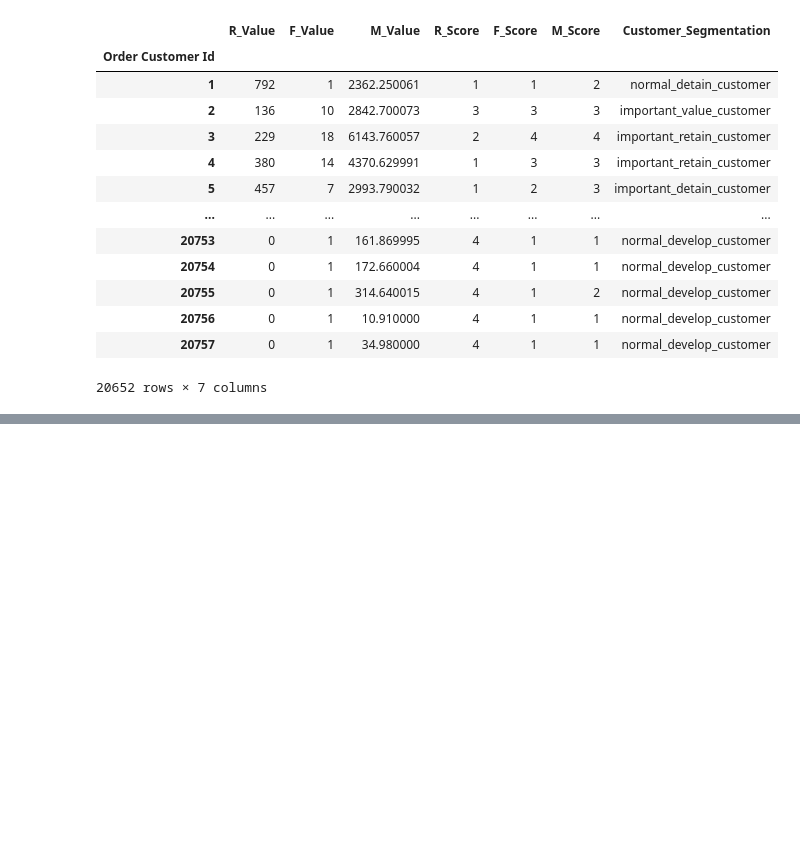
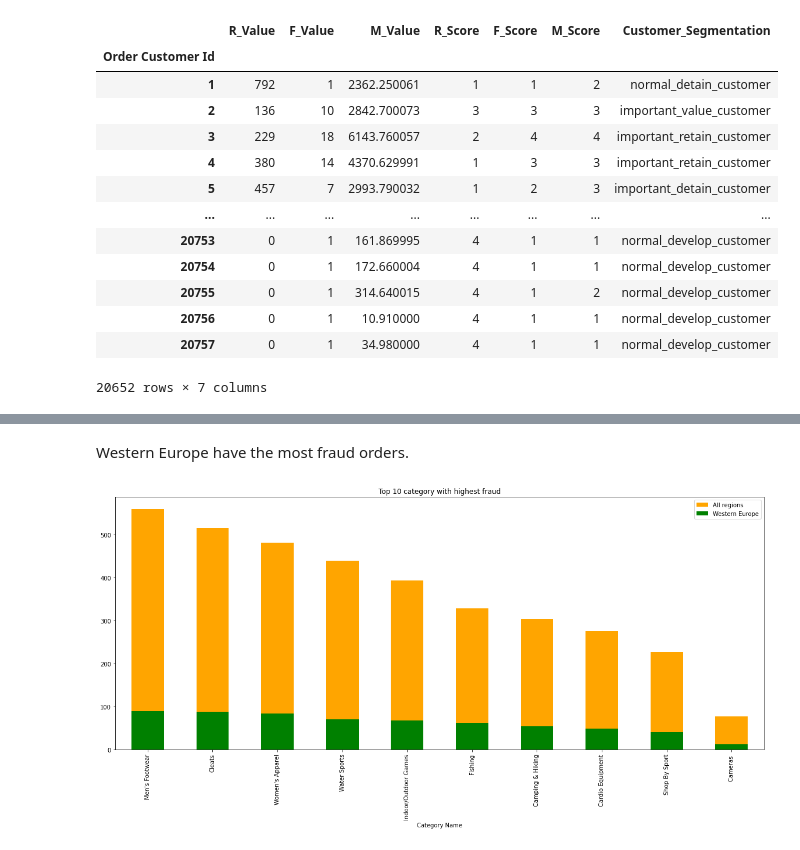
Before and after one commit to AlexYibeiOu/Smart_Logistics, a Jupyter notebook: SupplyChain/SupplyChain.ipynb, the cells around one changed output, grey strips where cells are left out. Drawn from its saved outputs; the diff is of its cells as text; code cells hidden in the pictures; blank space fills up the shorter version.

```diff
--- a/SupplyChain/SupplyChain.ipynb
+++ b/SupplyChain/SupplyChain.ipynb
@@ -303,0 +440,15 @@ customer_seg
+# %% [markdown]
+Western Europe have the most fraud orders.
+# %%
+# SHOW - fraud in total
+high_fraud_total =  data[(data['Order Status']=='SUSPECTED_FRAUD')]
+high_fraud_we = data[(data['Order Status']=='SUSPECTED_FRAUD') & (data['Order Region'] == 'Western Europe')]
+#
+fraud1 = high_fraud_total['Category Name'].value_counts().nlargest(10).plot.bar(figsize=(20,8), title='Fraud Category', color = 'orange')
+fraud2 = high_fraud_we['Category Name'].value_counts().nlargest(10).plot.bar(figsize=(20,8), title='Fraud Category in Western Europe', color = 'green')
+plt.legend(['All regions', 'Western Europe'])
+plt.title('Top 10 category with highest fraud')
+plt.xlabel('Category Name')
+plt.show()
+# %% [output]
+[figure, added]
```
Also changed, not shown: parts of 11 cells of this notebook.
